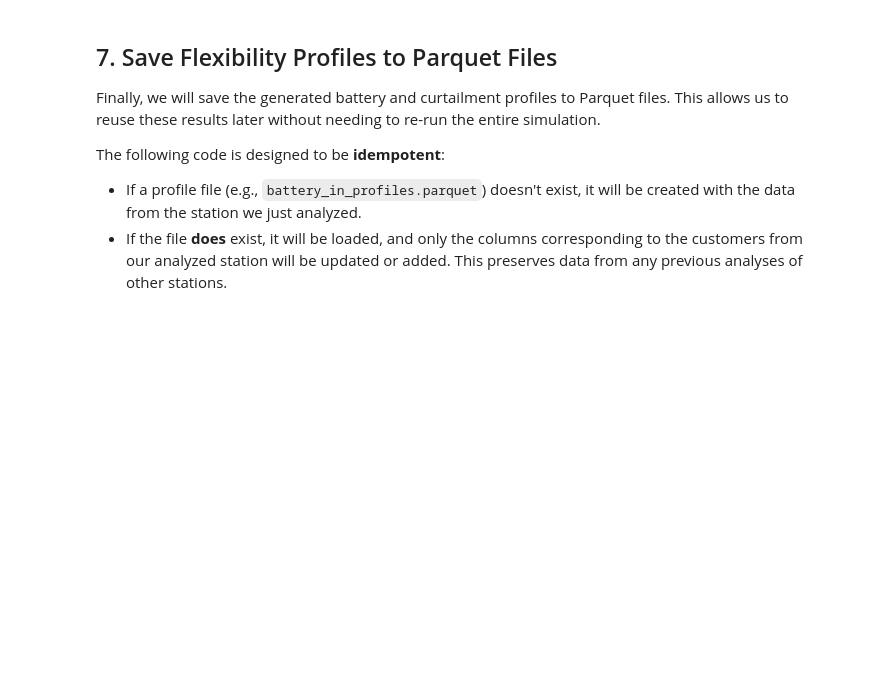
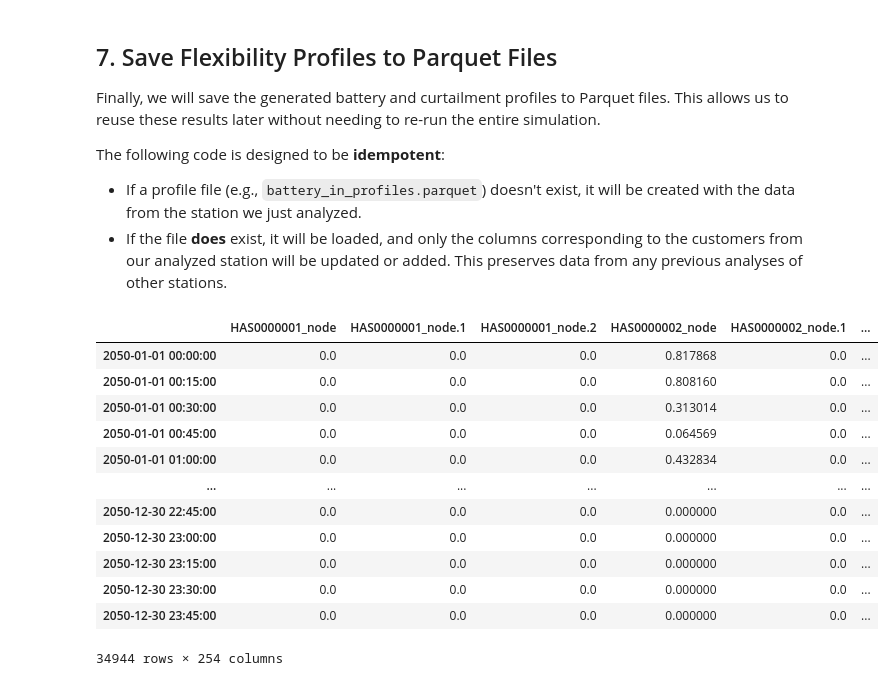
Before and after one commit to UmbertoJr-BKW/EDH-Hackathon, a Jupyter notebook: 4_BatteriesAndCurtailment.ipynb, the cells around one changed output. Cells and saved outputs as stored; diff of their text form; code cells hidden in the pictures; blank space fills up the shorter version.

```diff
--- a/4_BatteriesAndCurtailment.ipynb
+++ b/4_BatteriesAndCurtailment.ipynb
@@ -931,6 +941,22 @@ Finally, we will save the generated battery and curtailment profiles to Parquet
 The following code is designed to be **idempotent**:
 - If a profile file (e.g., `battery_in_profiles.parquet`) doesn't exist, it will be created with the data from the station we just analyzed.
 - If the file **does** exist, it will be loaded, and only the columns corresponding to the customers from our analyzed station will be updated or added. This preserves data from any previous analyses of other stations.
+# %%
+df_curtailed_energy
+# %% [output]
+|  | HAS0000001_node | HAS0000001_node.1 | HAS0000001_node.2 | HAS0000002_node | HAS0000002_node.1 | ... |
+| 2050-01-01 00:00:00 | 0.0 | 0.0 | 0.0 | 0.817868 | 0.0 | ... |
+| 2050-01-01 00:15:00 | 0.0 | 0.0 | 0.0 | 0.808160 | 0.0 | ... |
+| 2050-01-01 00:30:00 | 0.0 | 0.0 | 0.0 | 0.313014 | 0.0 | ... |
+| 2050-01-01 00:45:00 | 0.0 | 0.0 | 0.0 | 0.064569 | 0.0 | ... |
+| 2050-01-01 01:00:00 | 0.0 | 0.0 | 0.0 | 0.432834 | 0.0 | ... |
+| ... | ... | ... | ... | ... | ... | ... |
+| 2050-12-30 22:45:00 | 0.0 | 0.0 | 0.0 | 0.000000 | 0.0 | ... |
+| 2050-12-30 23:00:00 | 0.0 | 0.0 | 0.0 | 0.000000 | 0.0 | ... |
+| 2050-12-30 23:15:00 | 0.0 | 0.0 | 0.0 | 0.000000 | 0.0 | ... |
+| 2050-12-30 23:30:00 | 0.0 | 0.0 | 0.0 | 0.000000 | 0.0 | ... |
+| 2050-12-30 23:45:00 | 0.0 | 0.0 | 0.0 | 0.000000 | 0.0 | ... |
+34944 rows × 254 columns
 # %%
 import os # Make sure os is imported
 
```
Also changed, not shown: parts of 9 cells of this notebook, 2 other files.
